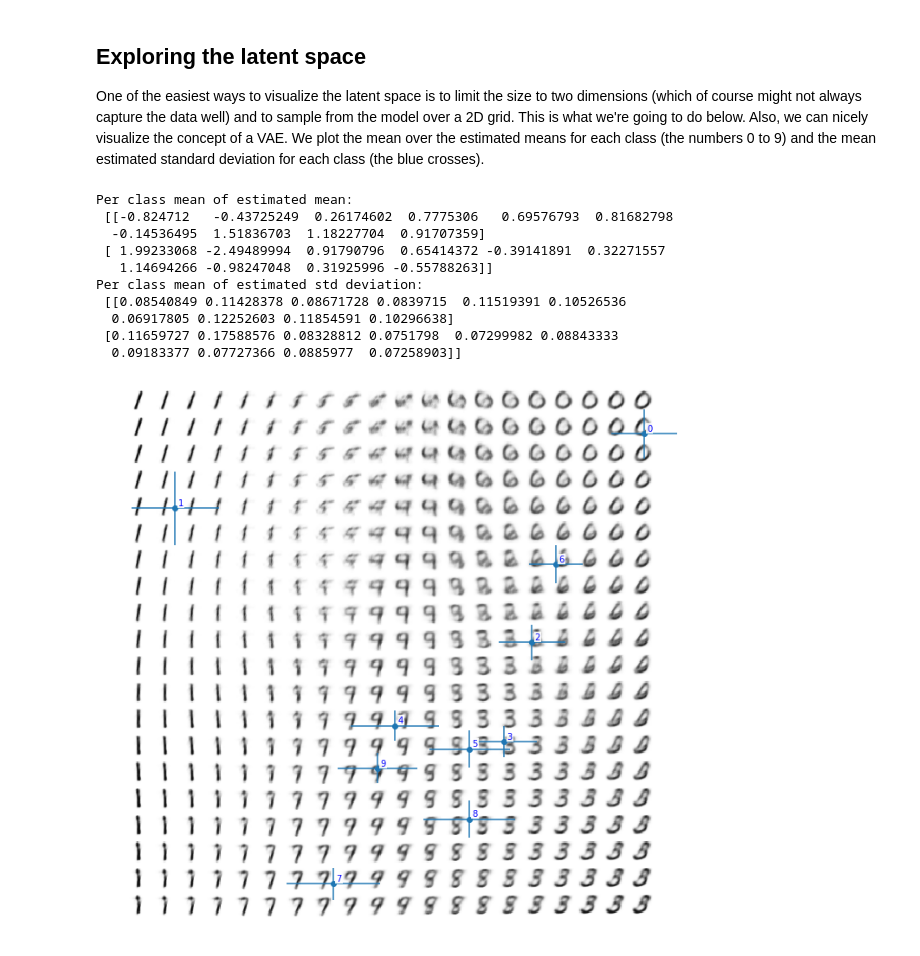
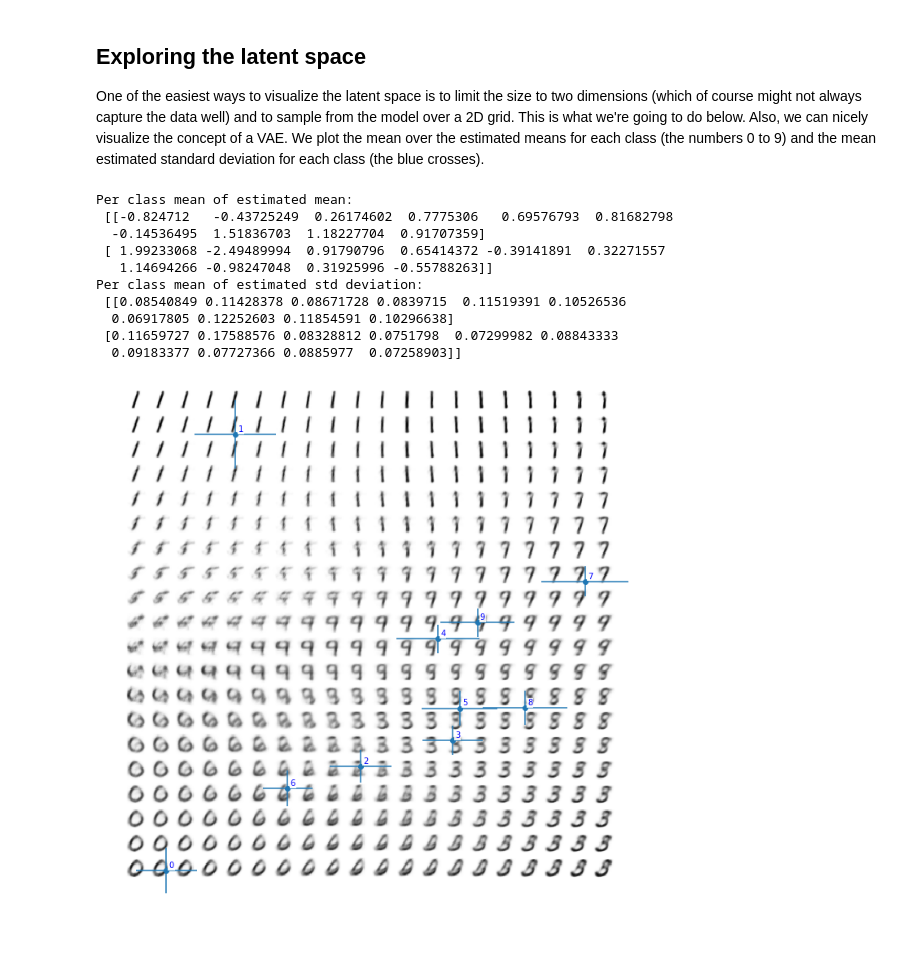
Before and after one commit to bornabesic/deep-learning-exercises, a Jupyter notebook: Exercise 7/exercise07_autoencoder.ipynb, the cells around one changed output. Cells and saved outputs as stored; diff of their text form; code cells hidden in the pictures.

```diff
--- a/Exercise 7/exercise07_autoencoder.ipynb
+++ b/Exercise 7/exercise07_autoencoder.ipynb
@@ -78,8 +80,8 @@ for n in [1, 16, 64, 1024]:
         means_norm.append(sum(np.random.normal(size=n) / n))
     plt.figure()
     plt.title(f"n = {n}")
-    plt.hist(means_exp, bins=50, label="Exponential")
-    plt.hist(means_norm, bins=50, label="Normal")
+    plt.hist(means_exp, bins=50, label="Exponential", density=True)
+    plt.hist(means_norm, bins=50, label="Normal", density=True)
     plt.legend()
 
 ## END TODO ########################
@@ -450,10 +440,10 @@ def sample_on_grid(latent_min: Tuple[int, int], latent_max: Tuple[int, int],
 
     decoded = np.zeros(shape=(grid_size, grid_size, 28 * 28))
     model.eval()
-    for i in range(grid_size):
-        for j in range(grid_size):
+    for j in range(grid_size):
+        for i in range(grid_size):
             out = model.decode(torch.tensor([x1[i], x2[j]]).to(device))
-            decoded[i, j] = out.cpu().detach().numpy()
+            decoded[j, i] = out.cpu().detach().numpy()
 
     ## END TODO ########################
     step_size = np.array((x1[1] - x1[0], x2[1] - x2[0]))
@@ -497,37 +487,37 @@ def plot_latent_space(model: nn.Module):
 
     # visualize the mean mu and the mean standard deviation of each class
     # scale the mean accordingly, as the plot's axes represent pixels
     scale = (28 / step_size)
 
     mean_mu_scaled = 28/2 + scale.reshape(2, 1) * (mean_mu - latent_min.reshape(2,1))
     # we scale the stddev by 2 so the arrows are extended a bit more
     mean_stddev_scaled = mean_stddev * scale.reshape(2, 1) * 2
     # plot the std deviation
-    plt.errorbar(mean_mu_scaled[1], mean_mu_scaled[0],
+    plt.errorbar(mean_mu_scaled[0], mean_mu_scaled[1],
                  yerr=mean_stddev_scaled[1], xerr=mean_stddev_scaled[0],
                  linestyle='None')
     # plot the means
-    plt.scatter(mean_mu_scaled[1], mean_mu_scaled[0])
+    plt.scatter(mean_mu_scaled[0], mean_mu_scaled[1])
 
     for i, txt in enumerate([str(i) for i in range(0,10)]):
-        plt.annotate(txt, (mean_mu_scaled[1][i] + 3, mean_mu_scaled[0][i] - 3),
+        plt.annotate(txt, (mean_mu_scaled[0][i] + 3, mean_mu_scaled[1][i] - 3),
                      color='blue',
                      bbox={'facecolor':'white', 'alpha':0.9, 'pad':1, 'edgecolor':'none'})
     plt.show()
 
 plot_latent_space(model)
 # %% [output]
 Per class mean of estimated mean:
  [[-0.824712   -0.43725249  0.26174602  0.7775306   0.69576793  0.81682798
   -0.14536495  1.51836703  1.18227704  0.91707359]
  [ 1.99233068 -2.49489994  0.91790796  0.65414372 -0.39141891  0.32271557
    1.14694266 -0.98247048  0.31925996 -0.55788263]]
 Per class mean of estimated std deviation:
  [[0.08540849 0.11428378 0.08671728 0.0839715  0.11519391 0.10526536
   0.06917805 0.12252603 0.11854591 0.10296638]
  [0.11659727 0.17588576 0.08328812 0.0751798  0.07299982 0.08843333
   0.09183377 0.07727366 0.0885977  0.07258903]]
-[figure, old version]
+[figure, new version]
 # %% [markdown]
 ## Exploring the influence of the KL-divergence in the loss
 
```
Also changed, not shown: parts of 13 cells of this notebook.
